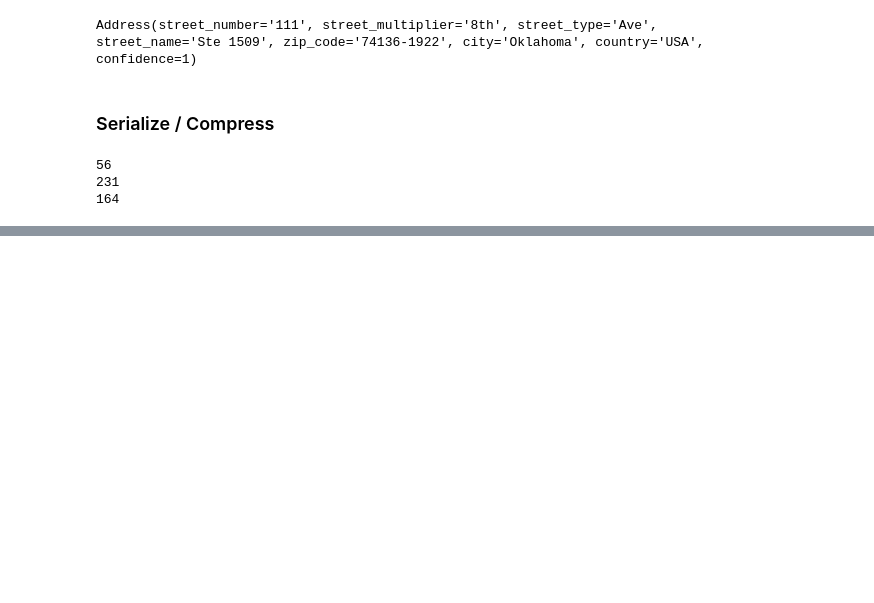
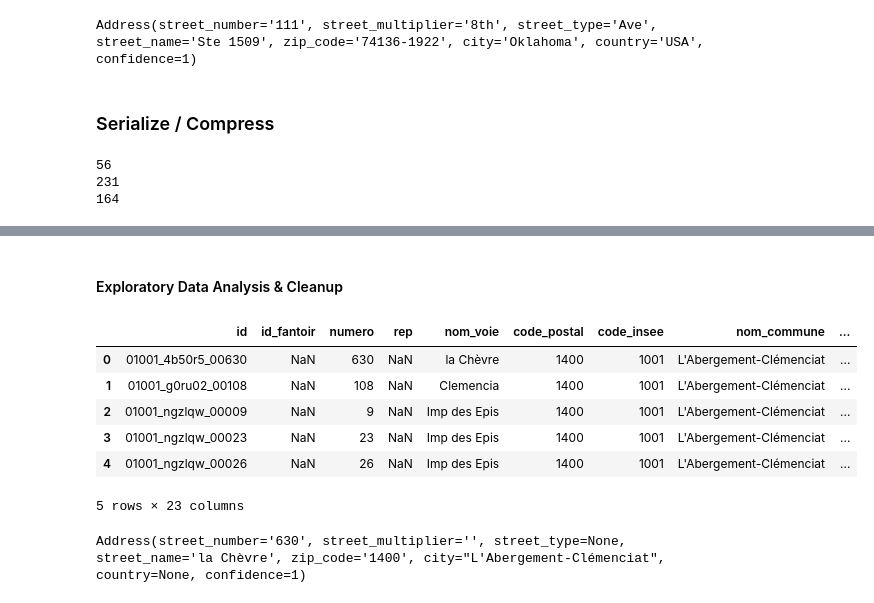
Before and after one commit to chaindatax/b4b, a Jupyter notebook: ficaba-test.ipynb, the cells around one changed output, grey strips where cells are left out. Drawn from its saved outputs; the diff is of its cells as text; code cells hidden in the pictures; blank space fills up the shorter version.

```diff
--- a/ficaba-test.ipynb
+++ b/ficaba-test.ipynb
@@ -552,0 +564,18 @@ pprint(sys.getsizeof(zlib.compress(add.json().encode())))
+# %% [markdown]
+#### Exploratory Data Analysis & Cleanup
+# %%
+import pandas as pd
+from pprint import pprint
+import numpy as np
+
+df_addresses = pd.read_csv('./dataset/adresses-01.csv', delimiter=';', low_memory=False)
+# %%
+df_addresses.head()
+# %% [output]
+|  | id | id_fantoir | numero | rep | nom_voie | code_postal | code_insee | nom_commune | ... |
+| 0 | 01001_4b50r5_00630 | NaN | 630 | NaN | la Chèvre | 1400 | 1001 | L'Abergement-Clémenciat | ... |
+| 1 | 01001_g0ru02_00108 | NaN | 108 | NaN | Clemencia | 1400 | 1001 | L'Abergement-Clémenciat | ... |
+| 2 | 01001_ngzlqw_00009 | NaN | 9 | NaN | Imp des Epis | 1400 | 1001 | L'Abergement-Clémenciat | ... |
+| 3 | 01001_ngzlqw_00023 | NaN | 23 | NaN | Imp des Epis | 1400 | 1001 | L'Abergement-Clémenciat | ... |
+| 4 | 01001_ngzlqw_00026 | NaN | 26 | NaN | Imp des Epis | 1400 | 1001 | L'Abergement-Clémenciat | ... |
+5 rows × 23 columns
@@ -552,0 +601,4 @@ pprint(sys.getsizeof(zlib.compress(add.json().encode())))
+# %%
+dataframe_row_to_pydantic_object(df_addresses.iloc[0])
+# %% [output]
+Address(street_number='630', street_multiplier='', street_type=None, street_name='la Chèvre', zip_code='1400', city="L'Abergement-Clémenciat", country=None, confidence=1)
```
Also changed, not shown: parts of 30 cells of this notebook, 2 other files.
